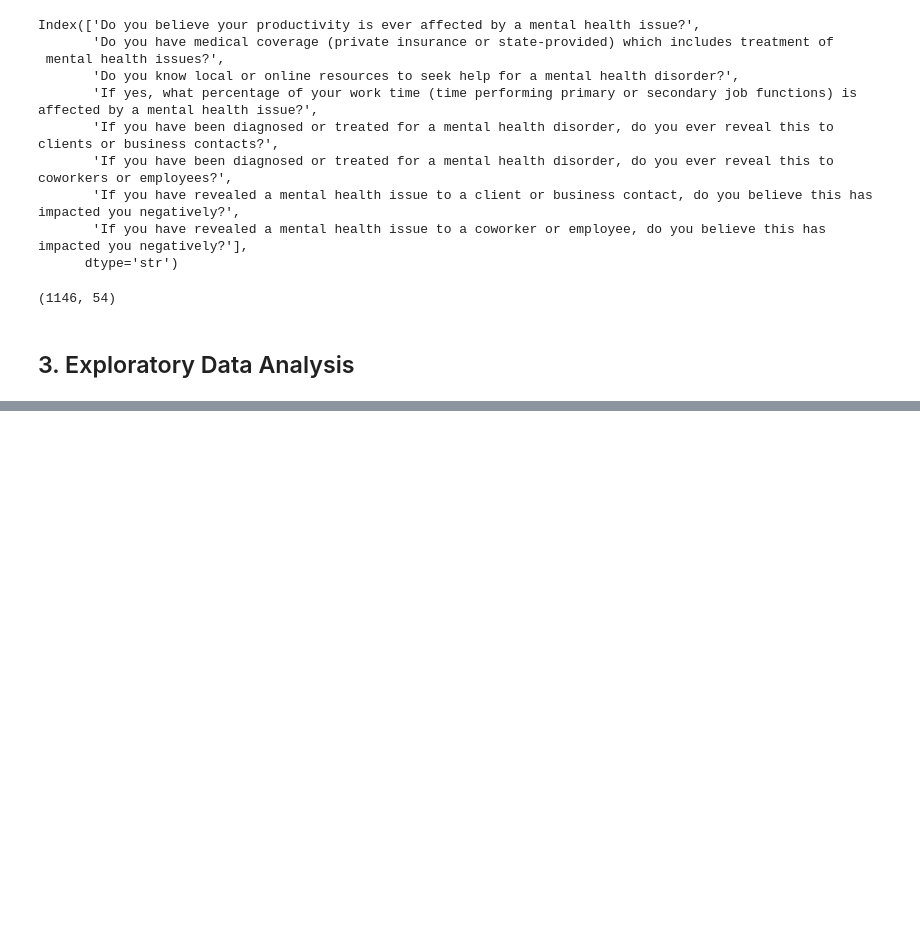
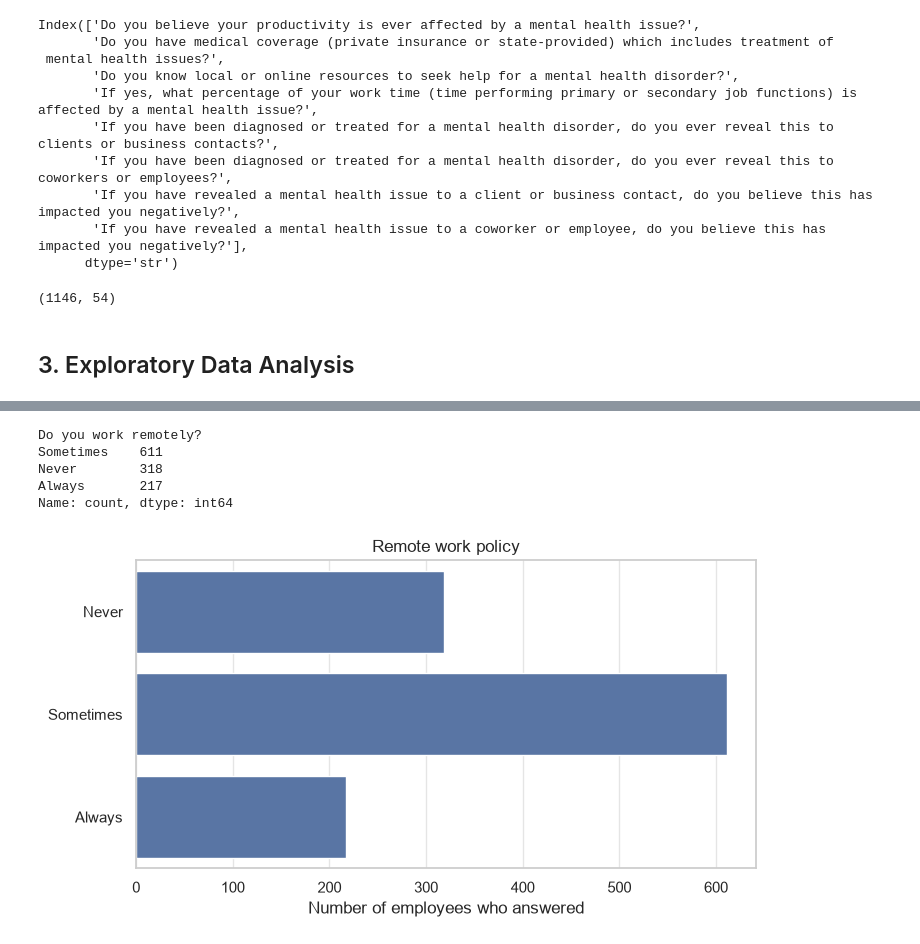
Before and after one commit to fluyid/osmi-mental-health-in-tech, a Jupyter notebook: osmi-clustering/notebooks/01_clustering.ipynb, the cells around one changed output, grey strips where cells are left out. Drawn from its saved outputs; the diff is of its cells as text; code cells hidden in the pictures; blank space fills up the shorter version.

```diff
--- a/osmi-clustering/notebooks/01_clustering.ipynb
+++ b/osmi-clustering/notebooks/01_clustering.ipynb
@@ -67,0 +147,25 @@ employees_clean.shape
+# %%
+remote_work=employees_clean["Do you work remotely?"].value_counts()
+remote_work
+# %% [output]
+Do you work remotely?
+Sometimes    611
+Never        318
+Always       217
+Name: count, dtype: int64
+# %%
+remote_work_order = ["Never", "Sometimes", "Always"]
+
+plt.figure(figsize=(8, 4))
+sns.countplot(
+    data=employees_clean,
+    y="Do you work remotely?",
+    order=remote_work_order,
+)
+plt.title("Remote work policy")
+plt.xlabel("Number of employees who answered")
+plt.ylabel("")
+plt.savefig("../figures/remote_work_policy.png", dpi=150, bbox_inches="tight")
+plt.show()
+# %% [output]
+[figure, added]
```
Also changed, not shown: parts of 11 cells of this notebook, 4 other files.
